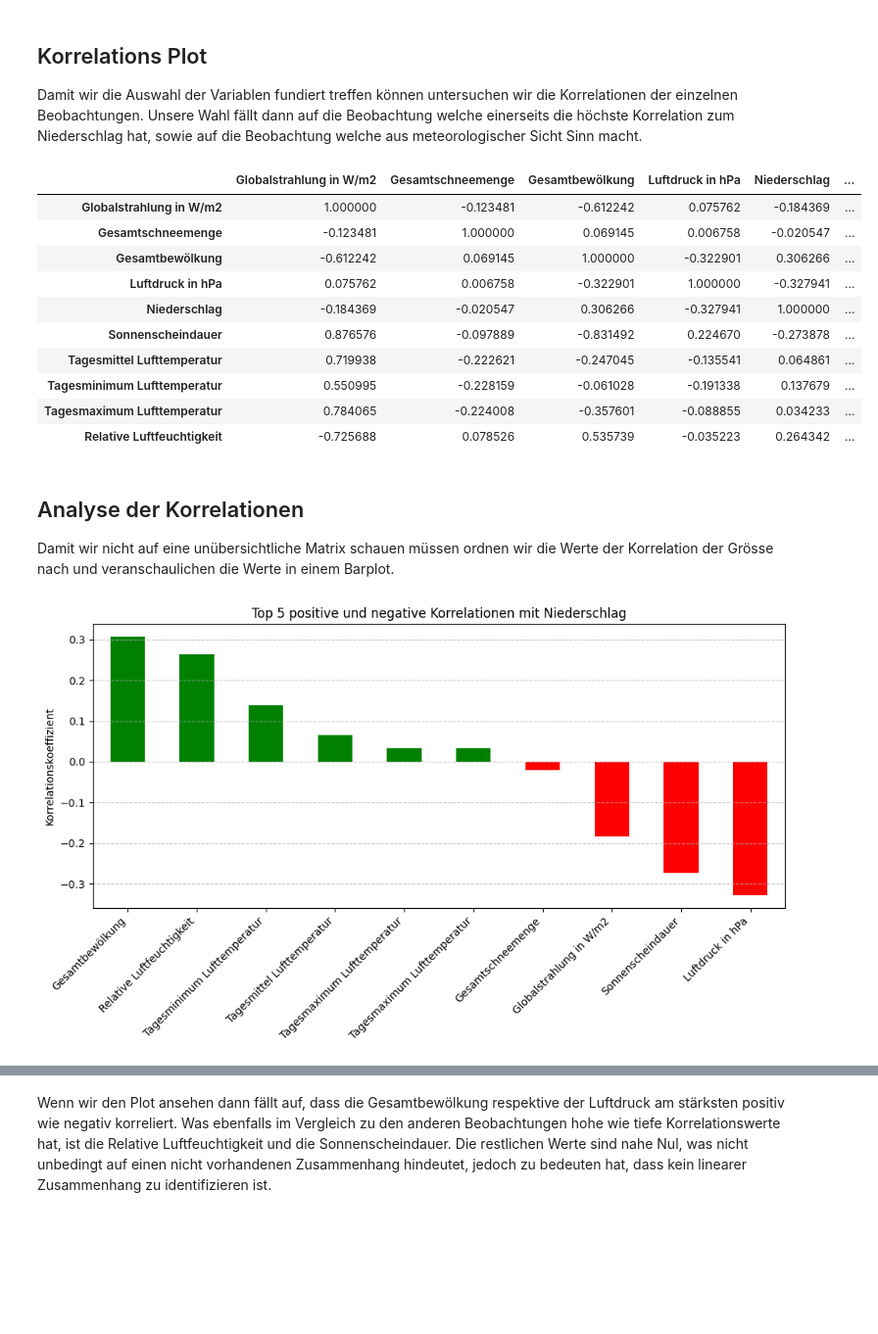
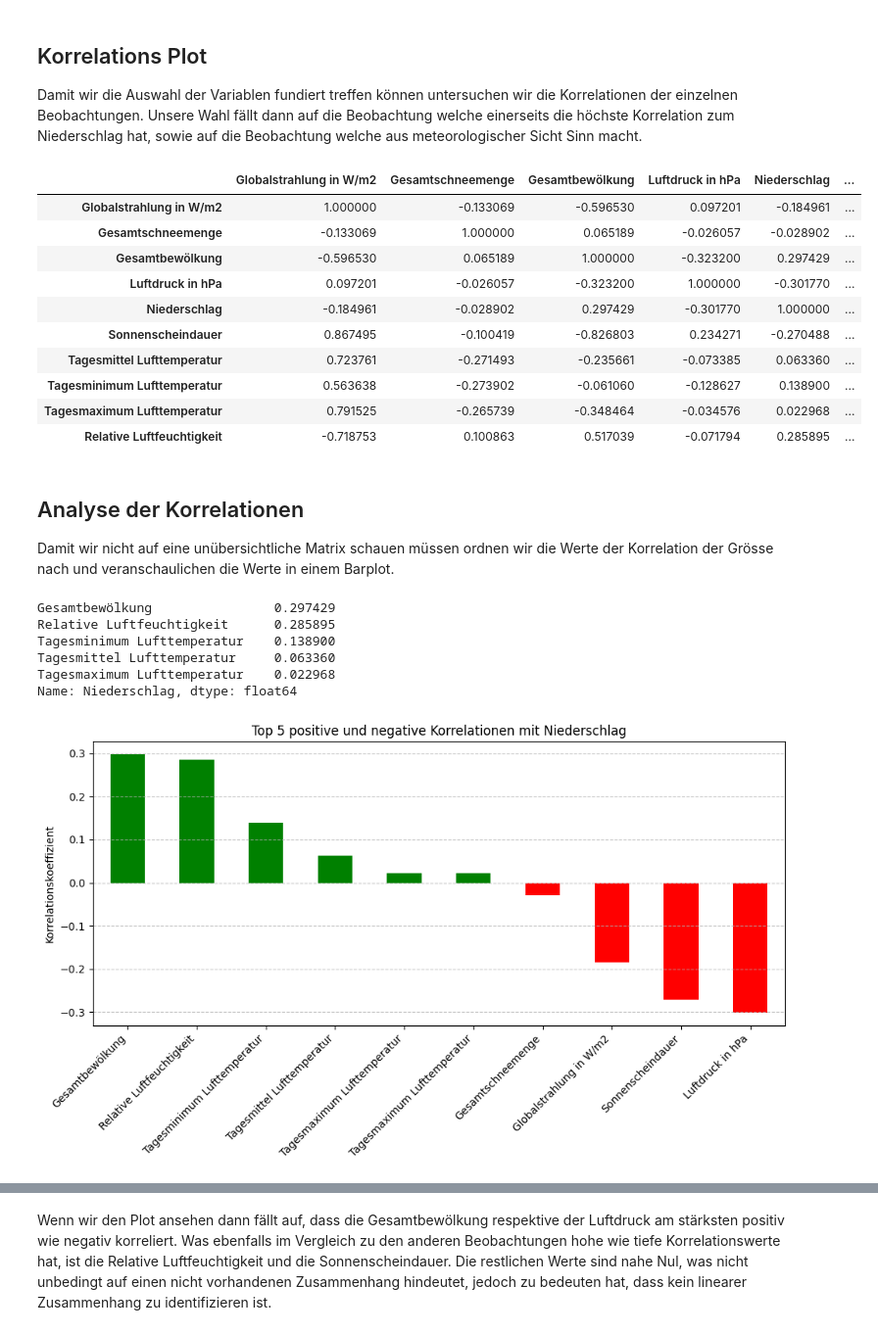
Before and after one commit to Mila19058/WER_Chellenge, a Jupyter notebook: sample.ipynb, the cells around one changed output, grey strips where cells are left out. Shown at 98% size. Drawn from its saved outputs; the diff is of its cells as text; code cells hidden in the pictures; blank space fills up the shorter version.

```diff
--- a/sample.ipynb
+++ b/sample.ipynb
@@ -57,22 +62,5 @@ import matplotlib.pyplot as plt
 # %%
-df_2020 = pd.read_csv('data/wetterdaten_2020.csv', sep=';')
-df_2021 = pd.read_csv('data/wetterdaten_2021.csv', sep=';')
-df_2022 = pd.read_csv('data/wetterdaten_2022.csv', sep=';')
-df_2023 = pd.read_csv('data/wetterdaten_2023.csv', sep=';')
-df_2024 = pd.read_csv('data/wetterdaten_2024.csv', sep=';')
-df_2025 = pd.read_csv('data/wetterdaten_2025.csv', sep=';')
-
-print(df_2020.columns)
-
-
-df_2020_2025_merged = pd.concat([
-    df_2020,
-    df_2021,
-    df_2022,
-    df_2023,
-    df_2024,
-    df_2025
-], ignore_index=True)
+df_2000_2025 = pd.read_csv('data/wetterdaten_2000_2025.csv', sep=';')
 
 # Umwandeln des Datums
-df_2020_2025_merged['Datum'] = pd.to_datetime(df_2020_2025_merged['Datum'])
+df_2000_2025['Datum'] = pd.to_datetime(df_2000_2025['Datum'])
@@ -97,34 +104,34 @@ Beobachtungen. Unsere Wahl fällt dann auf die Beobachtung welche einerseits die
 Niederschlag hat, sowie auf die Beobachtung welche aus meteorologischer Sicht Sinn macht.
 # %%
 # Zusammenfügen der Daten über die letzten fünf Jahre
-df_2020_2025_merged_for_corr = df_2020_2025_merged[[
+df_2000_2025_for_corr = df_2000_2025[[
     'Globalstrahlung in W/m2',
     'Gesamtschneemenge',
     'Gesamtbewölkung',
     'Luftdruck in hPa',
     'Niederschlag',
     'Sonnenscheindauer',
     'Tagesmittel Lufttemperatur',
     'Tagesminimum Lufttemperatur',
     'Tagesmaximum Lufttemperatur',
     'Relative Luftfeuchtigkeit'
 ]]
 
 # Korrelationen erkennen
-df_correlation = df_2020_2025_merged_for_corr.corr()
+df_correlation = df_2000_2025_for_corr.corr()
 df_correlation.style.background_gradient(cmap='coolwarm')
 # %% [output]
 |  | Globalstrahlung in W/m2 | Gesamtschneemenge | Gesamtbewölkung | Luftdruck in hPa | Niederschlag | ... |
-| Globalstrahlung in W/m2 | 1.000000 | -0.123481 | -0.612242 | 0.075762 | -0.184369 | ... |
-| Gesamtschneemenge | -0.123481 | 1.000000 | 0.069145 | 0.006758 | -0.020547 | ... |
-| Gesamtbewölkung | -0.612242 | 0.069145 | 1.000000 | -0.322901 | 0.306266 | ... |
-| Luftdruck in hPa | 0.075762 | 0.006758 | -0.322901 | 1.000000 | -0.327941 | ... |
-| Niederschlag | -0.184369 | -0.020547 | 0.306266 | -0.327941 | 1.000000 | ... |
-| Sonnenscheindauer | 0.876576 | -0.097889 | -0.831492 | 0.224670 | -0.273878 | ... |
-| Tagesmittel Lufttemperatur | 0.719938 | -0.222621 | -0.247045 | -0.135541 | 0.064861 | ... |
-| Tagesminimum Lufttemperatur | 0.550995 | -0.228159 | -0.061028 | -0.191338 | 0.137679 | ... |
-| Tagesmaximum Lufttemperatur | 0.784065 | -0.224008 | -0.357601 | -0.088855 | 0.034233 | ... |
-| Relative Luftfeuchtigkeit | -0.725688 | 0.078526 | 0.535739 | -0.035223 | 0.264342 | ... |
+| Globalstrahlung in W/m2 | 1.000000 | -0.133069 | -0.596530 | 0.097201 | -0.184961 | ... |
+| Gesamtschneemenge | -0.133069 | 1.000000 | 0.065189 | -0.026057 | -0.028902 | ... |
+| Gesamtbewölkung | -0.596530 | 0.065189 | 1.000000 | -0.323200 | 0.297429 | ... |
+| Luftdruck in hPa | 0.097201 | -0.026057 | -0.323200 | 1.000000 | -0.301770 | ... |
+| Niederschlag | -0.184961 | -0.028902 | 0.297429 | -0.301770 | 1.000000 | ... |
+| Sonnenscheindauer | 0.867495 | -0.100419 | -0.826803 | 0.234271 | -0.270488 | ... |
+| Tagesmittel Lufttemperatur | 0.723761 | -0.271493 | -0.235661 | -0.073385 | 0.063360 | ... |
+| Tagesminimum Lufttemperatur | 0.563638 | -0.273902 | -0.061060 | -0.128627 | 0.138900 | ... |
+| Tagesmaximum Lufttemperatur | 0.791525 | -0.265739 | -0.348464 | -0.034576 | 0.022968 | ... |
+| Relative Luftfeuchtigkeit | -0.718753 | 0.100863 | 0.517039 | -0.071794 | 0.285895 | ... |
 # %% [markdown]
 ## Analyse der Korrelationen
 Damit wir nicht auf eine unübersichtliche Matrix schauen müssen ordnen wir die Werte der Korrelation der Grösse nach und
@@ -133,6 +140,7 @@ veranschaulichen die Werte in einem Barplot.
 # Höchste wie tiefste Korrelationen
 df_correlation_highest = (df_correlation["Niederschlag"].drop("Niederschlag")
                           .sort_values(ascending=False)).head(5)
+print(df_correlation_highest)
 df_correlation_lowes = (df_correlation["Niederschlag"]
                         .drop("Niederschlag").sort_values(ascending=True)).head(5)
 
@@ -148,4 +156,10 @@ plt.grid(axis='y', linestyle='--', alpha=0.7)
 plt.tight_layout()
 plt.show()
 # %% [output]
+Gesamtbewölkung                0.297429
+Relative Luftfeuchtigkeit      0.285895
+Tagesminimum Lufttemperatur    0.138900
+Tagesmittel Lufttemperatur     0.063360
+Tagesmaximum Lufttemperatur    0.022968
+Name: Niederschlag, dtype: float64
-[figure, old version]
+[figure, new version]
```
Also changed, not shown: parts of 12 cells of this notebook, 8 other files.
